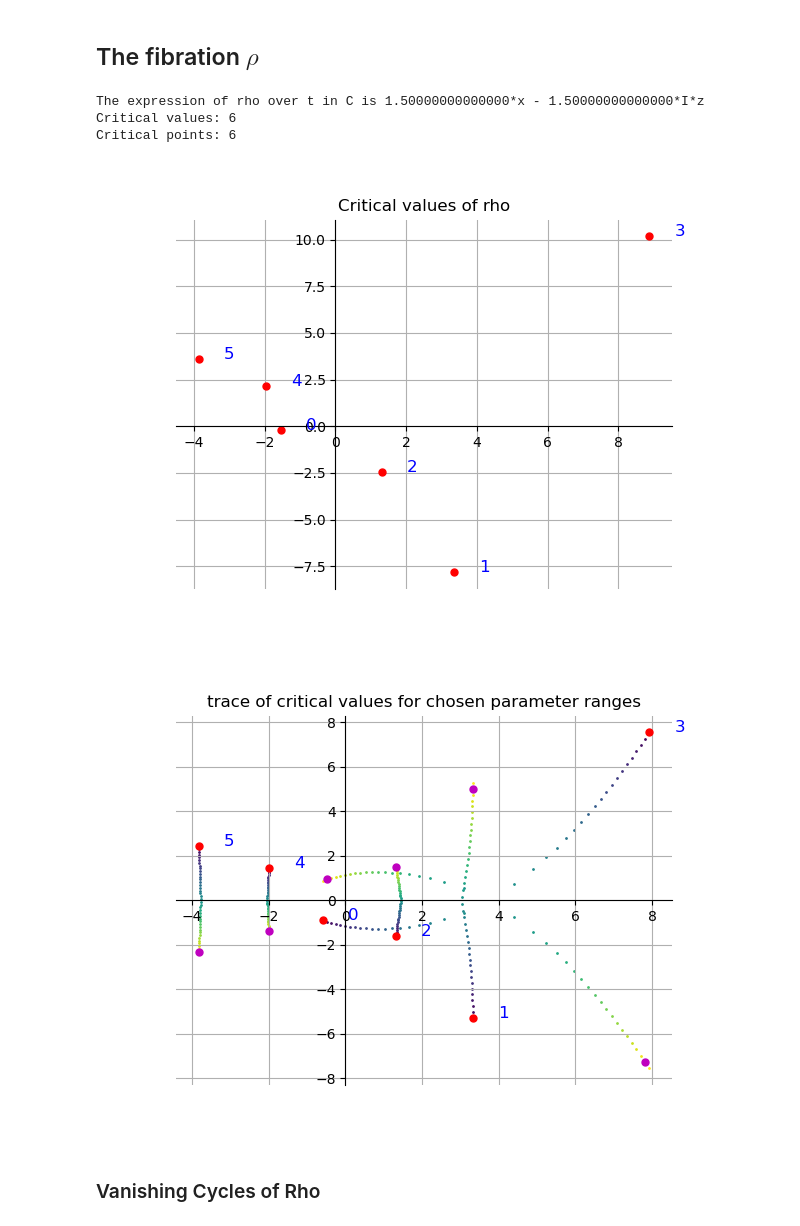
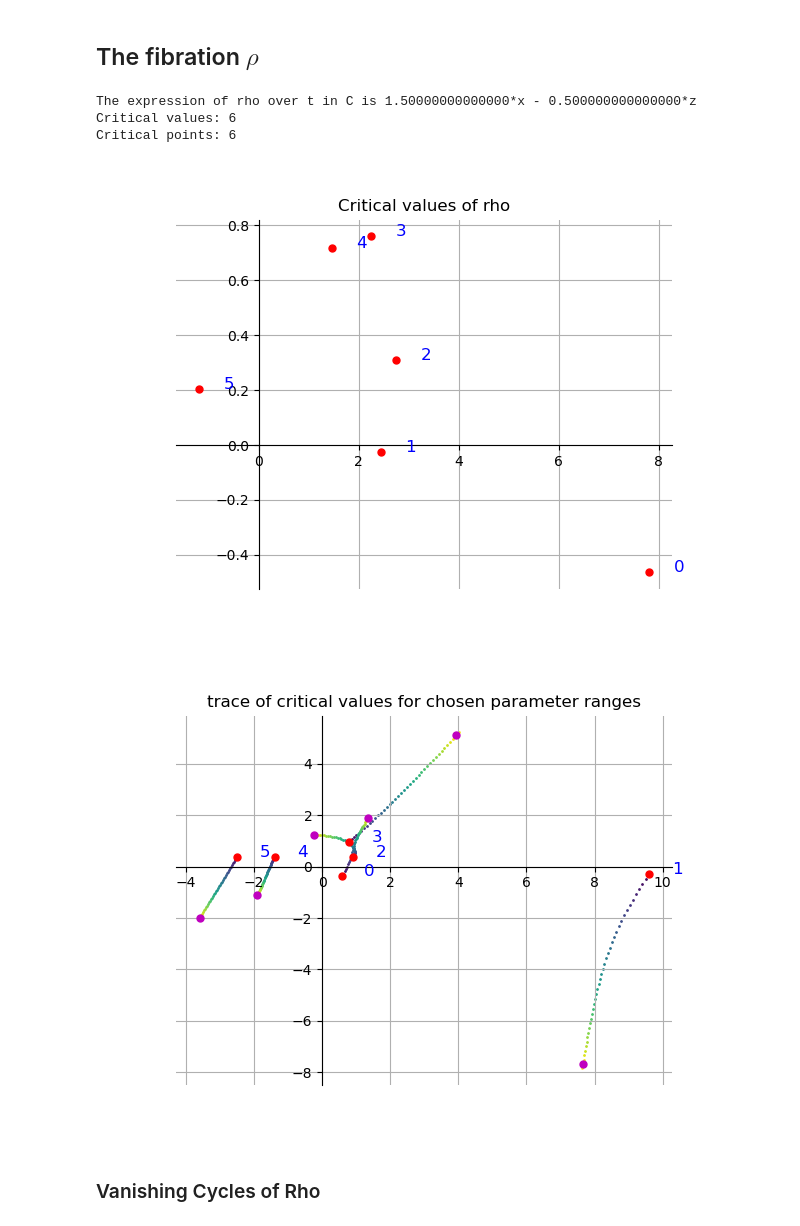
Before and after one commit to ViveLeFrance/AffineHandlebodies, a Jupyter notebook: p6.ipynb, the cells around one changed output. Drawn from its saved outputs; the diff is of its cells as text; code cells hidden in the pictures.

```diff
--- a/p6.ipynb
+++ b/p6.ipynb
@@ -61,7 +61,7 @@ pi = pi.subs({
 })
 
 pi = LefschetzFibration([x,y,z], X, pi)
-origin_fibre = 0
+origin_fibre = I+5
 solvefor=y
 
 t = var('t', domain=CC)
@@ -119,7 +119,7 @@ rho = ar*x + br*z
 # rho = rho.subs({ar: 3*e^(2*Pi*I*-0.05).n(), br: 8*e^(2*I*Pi*0.08).n()})
 
 # rho = rho.subs({ar: -2, br: 1})
-rho = rho.subs({ar: 1.5, br: -1.5*I})
+rho = rho.subs({ar: 1.5, br: -0.5})
 origin_fibre_rho = 0
 
 rho_t = rho.subs(solvefor == t_fibre)
@@ -135,20 +135,20 @@ print(f'Critical values: {len(crit_values_rho)}')
 print(f'Critical points: {len(crit_points_rho)}')
 plot_points_ordered(crit_values_rho, origin_fibre=origin_fibre_rho, title="Critical values of rho")
 # %% [output]
-The expression of rho over t in C is 1.50000000000000*x - 1.50000000000000*I*z
+The expression of rho over t in C is 1.50000000000000*x - 0.500000000000000*z
 Critical values: 6
 Critical points: 6
-[figure, old version]
+[figure, new version]
 # %%
 a_path = pl_path([1.5], steps=40)
-b_path = pl_path([-1*I,1*I], steps=40)
+b_path = pl_path([-0.5, I], steps=40)
 
 rho_params = {'a': a_path, 'b': b_path}
 
 crits = parameterized_rho_crits(rho, rho_params)
 plot_paths(crits)
 # %% [output]
-[figure, old version]
+[figure, new version]
 # %% [markdown]
 ### Vanishing Cycles of Rho
 # %% [markdown]
```
Also changed, not shown: parts of 4 cells of this notebook, 1 other file.
